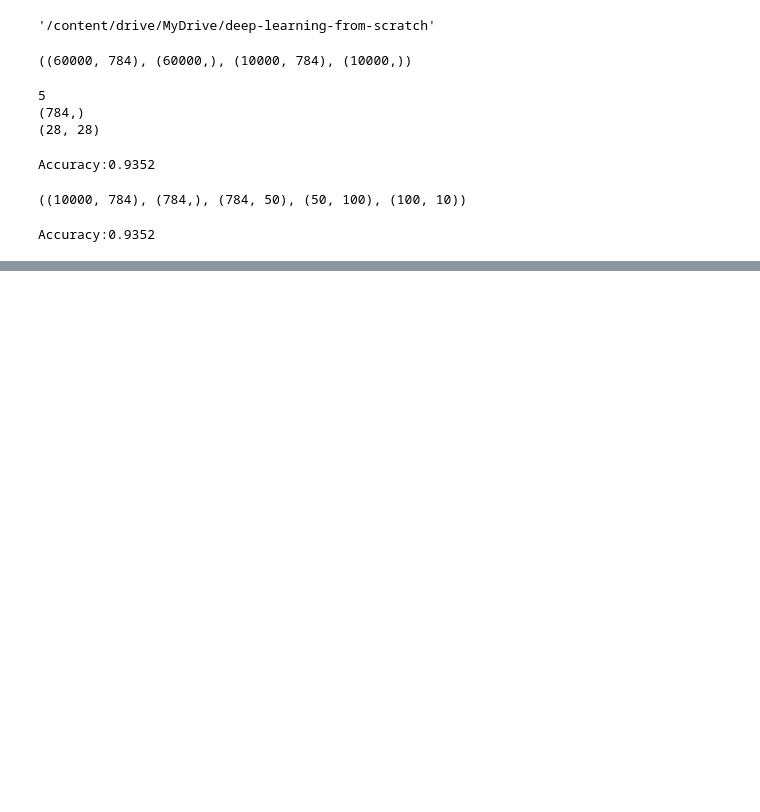
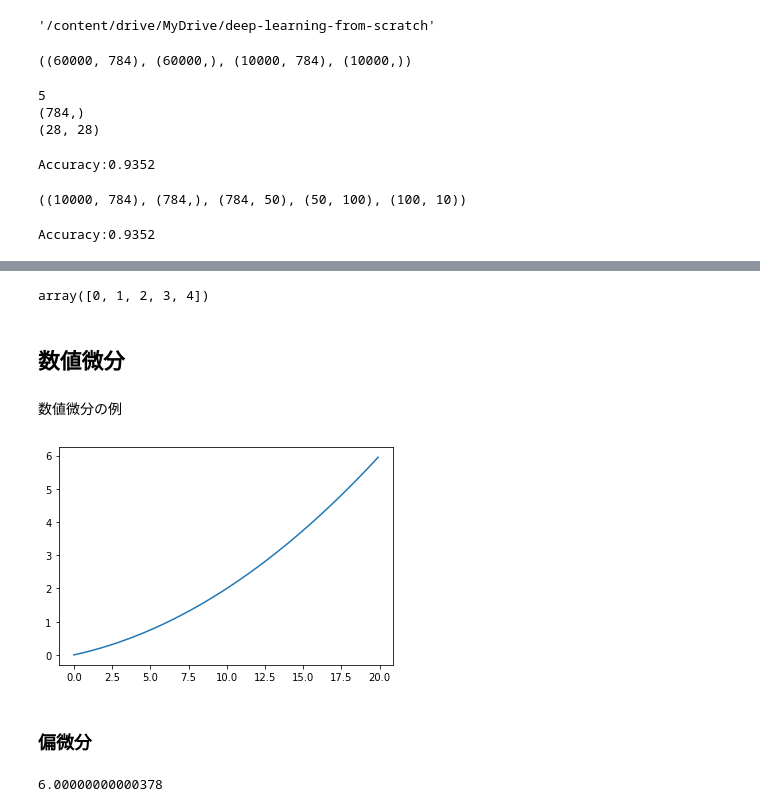
Before and after one commit to machio1985/deep-learning-from-scratch, a Jupyter notebook: deep_learning_from_scratch.ipynb, the cells around one changed output, grey strips where cells are left out. Cells and saved outputs as stored; diff of their text form; code cells hidden in the pictures; blank space fills up the shorter version.

```diff
--- a/deep_learning_from_scratch.ipynb
+++ b/deep_learning_from_scratch.ipynb
@@ -505,0 +560,7 @@ Accuracy:0.9352
+# %%
+# 0 ~ 5-1
+np.arange(5)
+# %% [output]
+array([0, 1, 2, 3, 4])
+# %% [markdown]
+## 数値微分
@@ -505,0 +571,17 @@ Accuracy:0.9352
+# %% [markdown]
+数値微分の例
+# %%
+def function_1(x):
+  return 0.01*x**2 + 0.1*x
+# %%
+import numpy as np
+import matplotlib.pyplot as plt
+
+x = np.arange(0 , 20 , 0.1)
+y = function_1(x)
+plt.plot(x,y)
+plt.show()
+# %% [output]
+[figure, added]
+# %% [markdown]
+### 偏微分
@@ -505,0 +594,4 @@ Accuracy:0.9352
+# %%
+numerical_diff(function_tmp1,3)
+# %% [output]
+6.00000000000378
```
Also changed, not shown: parts of 35 cells of this notebook.
